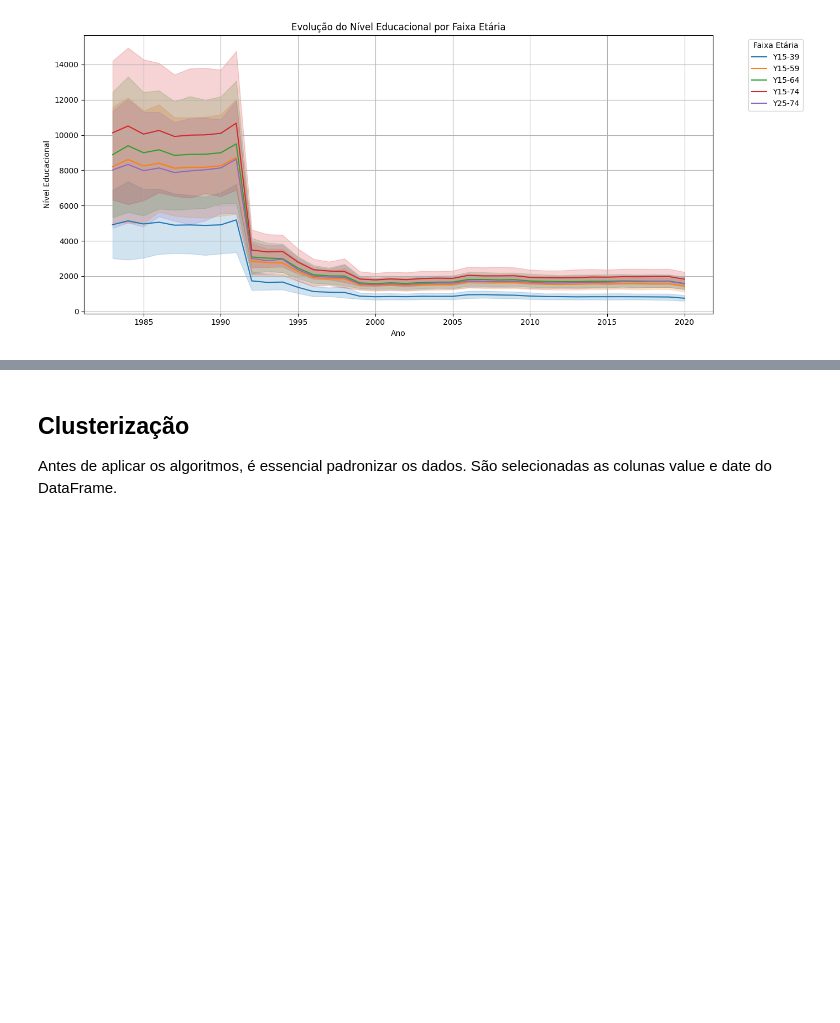
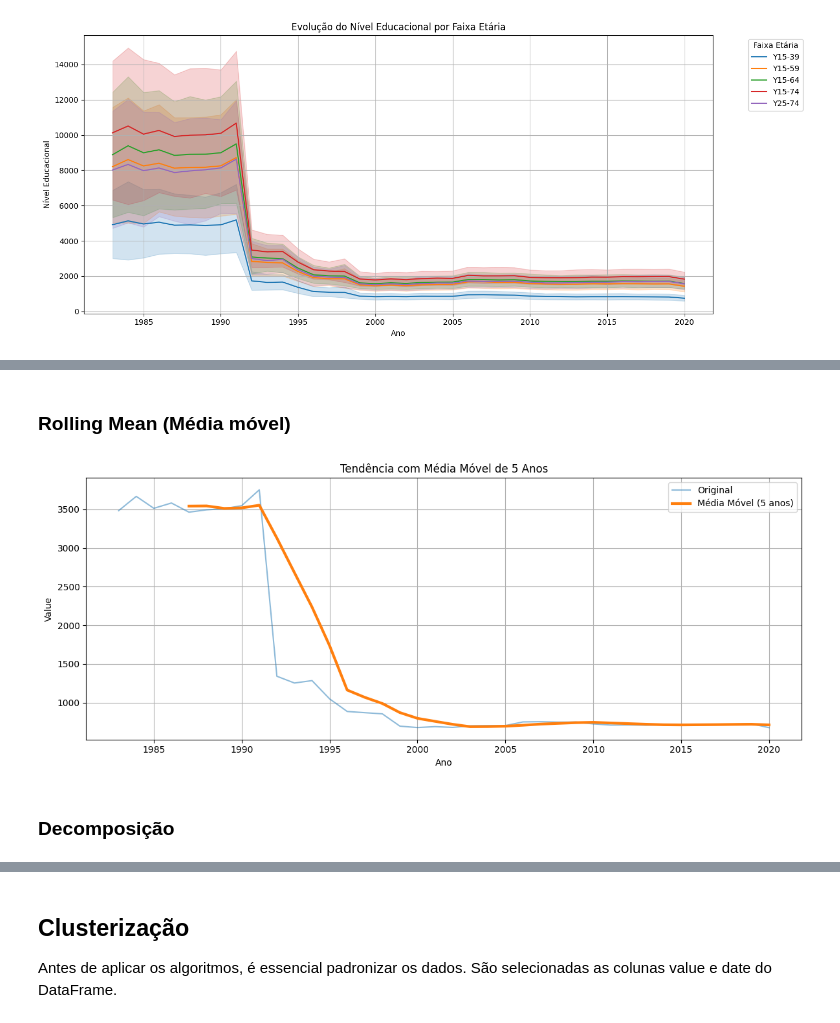
Before and after one commit to FelipeSteudel/Felipe_Steudel-CA1-ML_for_Business, a Jupyter notebook: Felipe Steudel - CA1 - Machine Learning for Business.ipynb, the cells around one changed output, grey strips where cells are left out. Drawn from its saved outputs; the diff is of its cells as text; code cells hidden in the pictures; blank space fills up the shorter version.

```diff
--- a/Felipe Steudel - CA1 - Machine Learning for Business.ipynb
+++ b/Felipe Steudel - CA1 - Machine Learning for Business.ipynb
@@ -382,0 +419,19 @@ plt.show()
+# %% [markdown]
+### Rolling Mean (Média móvel)
+# %%
+df_rolling = df.groupby('date')['value'].mean().rolling(window=5).mean()
+# %%
+plt.figure(figsize=(12, 5))
+df.groupby('date')['value'].mean().plot(label='Original', alpha=0.5)
+df_rolling.plot(label='Média Móvel (5 anos)', linewidth=3)
+plt.title("Tendência com Média Móvel de 5 Anos")
+plt.xlabel("Ano")
+plt.ylabel("Value")
+plt.legend()
+plt.grid()
+plt.tight_layout()
+plt.show()
+# %% [output]
+[figure, added]
+# %% [markdown]
+### Decomposição
```
Also changed, not shown: parts of 7 cells of this notebook.
